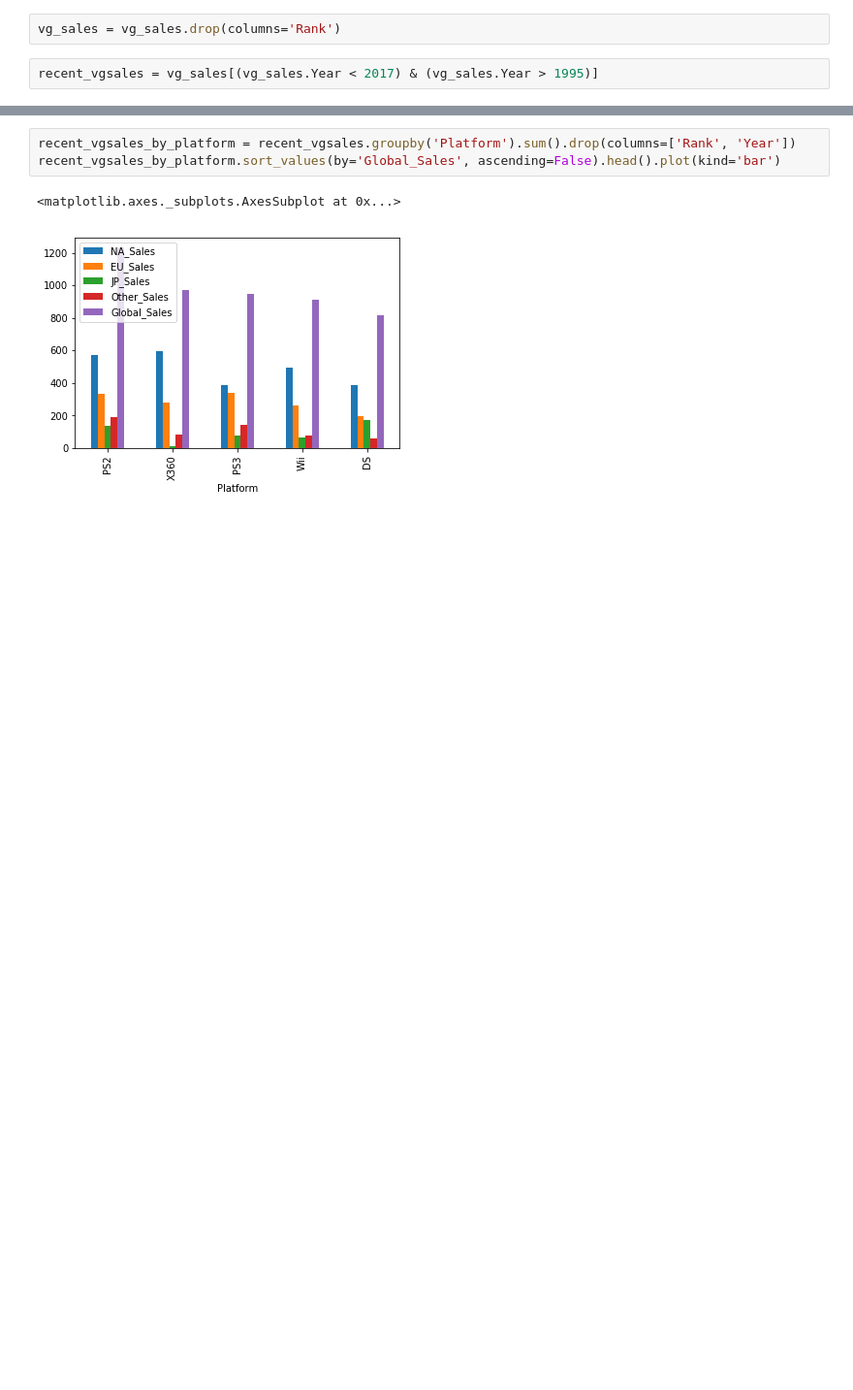
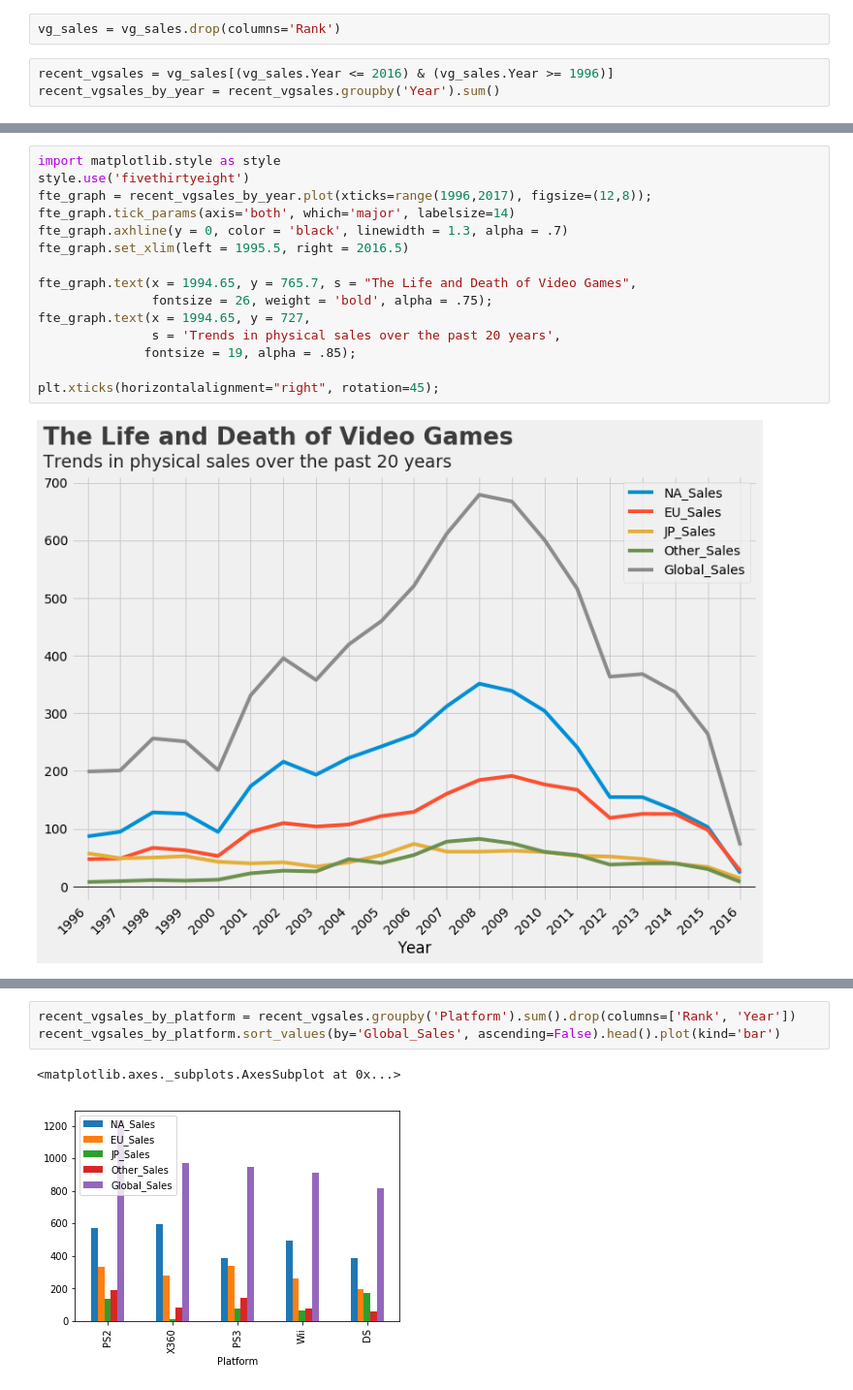
Before and after one commit to tortas/Video-Game-Data-Exploration, a Jupyter notebook: VGame_Exploration.ipynb, the cells around one changed output, grey strips where cells are left out. Shown at 97% size. Cells and saved outputs as stored; diff of their text form; blank space fills up the shorter version.

```diff
--- a/VGame_Exploration.ipynb
+++ b/VGame_Exploration.ipynb
@@ -45,5 +44,6 @@ vg_sales.head()
 # %%
 vg_sales = vg_sales.drop(columns='Rank')
 # %%
-recent_vgsales = vg_sales[(vg_sales.Year < 2017) & (vg_sales.Year > 1995)]
+recent_vgsales = vg_sales[(vg_sales.Year <= 2016) & (vg_sales.Year >= 1996)]
+recent_vgsales_by_year = recent_vgsales.groupby('Year').sum()
 # %%
@@ -52,3 +51,20 @@ recent_vgsales_by_year.plot(xticks=range(1996,2017), figsize=(10,7));
 # %% [output]
 [figure]
+# %%
+import matplotlib.style as style
+style.use('fivethirtyeight')
+fte_graph = recent_vgsales_by_year.plot(xticks=range(1996,2017), figsize=(12,8));
+fte_graph.tick_params(axis='both', which='major', labelsize=14)
+fte_graph.axhline(y = 0, color = 'black', linewidth = 1.3, alpha = .7)
+fte_graph.set_xlim(left = 1995.5, right = 2016.5)
+
+fte_graph.text(x = 1994.65, y = 765.7, s = "The Life and Death of Video Games",
+               fontsize = 26, weight = 'bold', alpha = .75);
+fte_graph.text(x = 1994.65, y = 727,
+               s = 'Trends in physical sales over the past 20 years',
+              fontsize = 19, alpha = .85);
+
+plt.xticks(horizontalalignment="right", rotation=45);
+# %% [output]
+[figure, added]
 # %%
```
Also changed, not shown: parts of 10 cells of this notebook.
